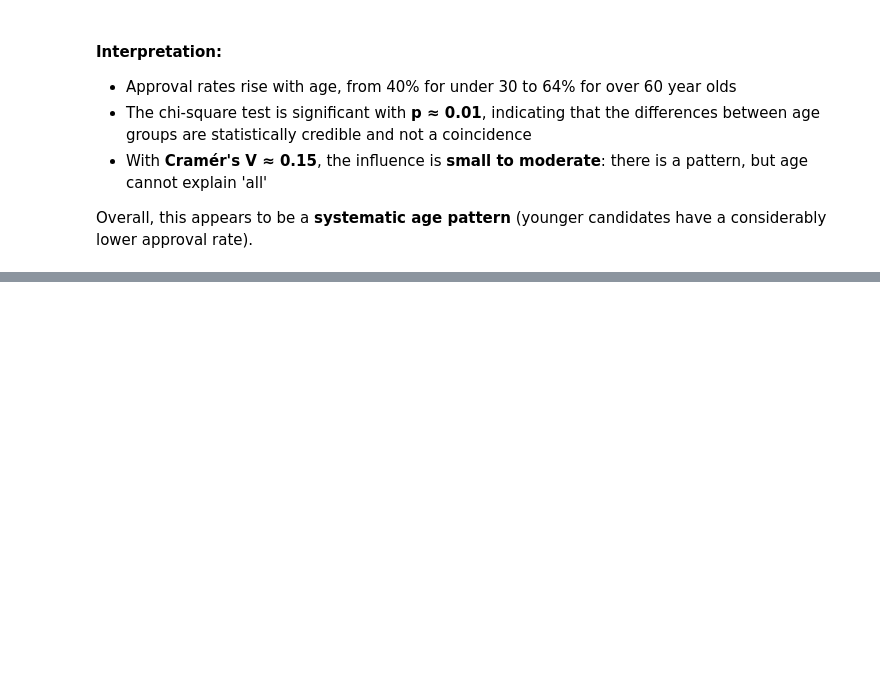
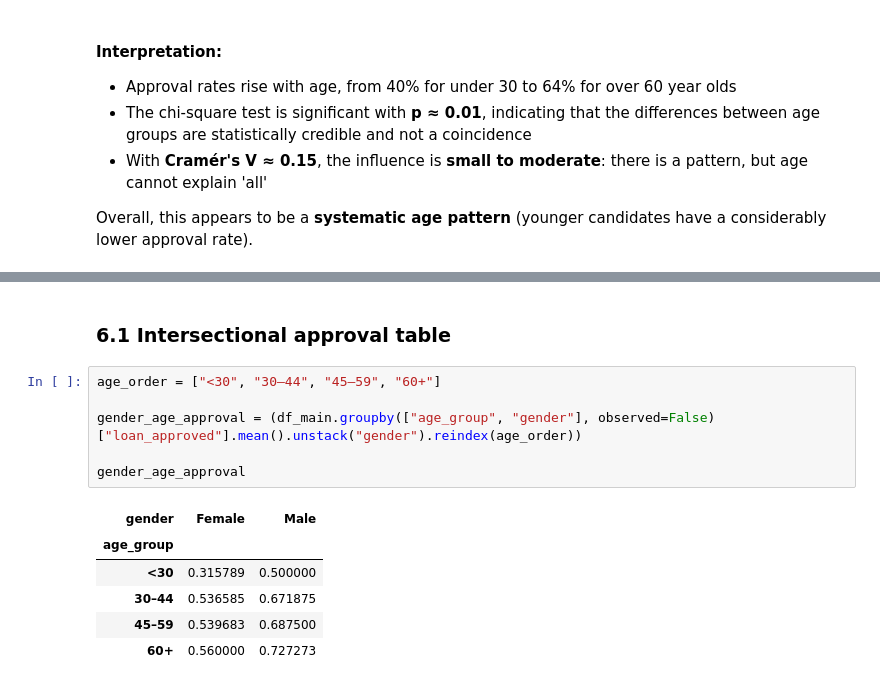
Before and after one commit to margarida-passos-cunha/dego-project-team9, a Jupyter notebook: notebooks/02-bias-analysis.ipynb, the cells around one changed output, grey strips where cells are left out. Saved outputs shown, nothing was run; the diff lists cells and outputs as text; blank space fills up the shorter version.

```diff
--- a/notebooks/02-bias-analysis.ipynb
+++ b/notebooks/02-bias-analysis.ipynb
@@ -352,0 +357,15 @@ Overall, this appears to be a **systematic age pattern** (younger candidates hav
+# %% [markdown]
+### 6.1 Intersectional approval table
+# %%
+age_order = ["<30", "30–44", "45–59", "60+"]
+
+gender_age_approval = (df_main.groupby(["age_group", "gender"], observed=False)["loan_approved"].mean().unstack("gender").reindex(age_order))
+
+gender_age_approval
+# %% [output]
+| gender | Female | Male |
+| age_group |  |  |
+| <30 | 0.315789 | 0.500000 |
+| 30–44 | 0.536585 | 0.671875 |
+| 45–59 | 0.539683 | 0.687500 |
+| 60+ | 0.560000 | 0.727273 |
```
Also changed, not shown: parts of 6 cells of this notebook.
